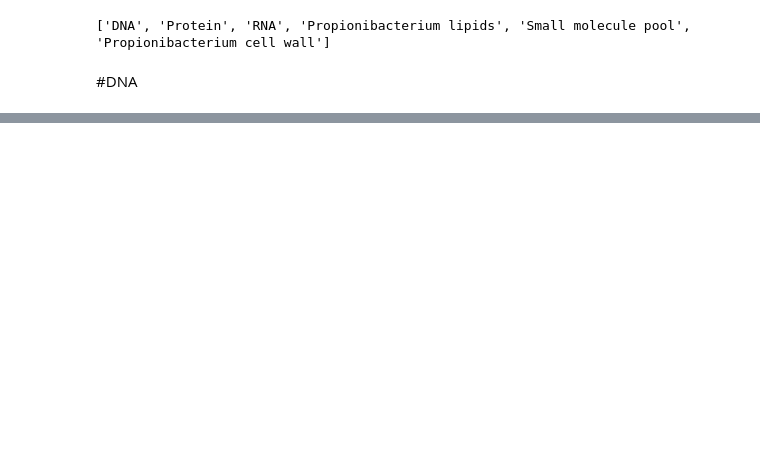
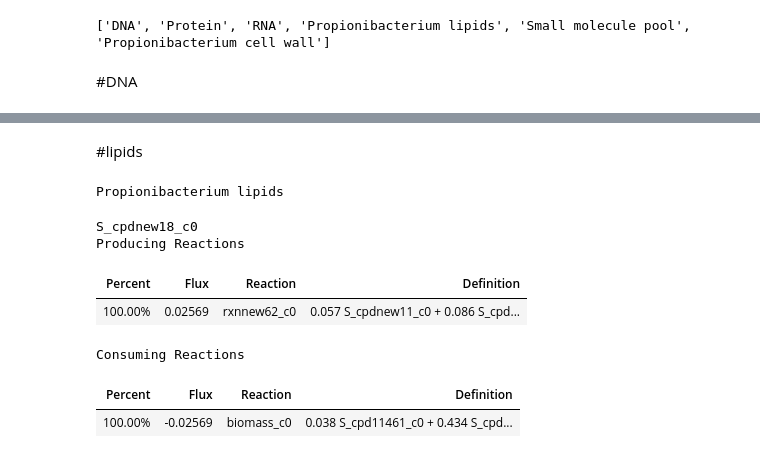
Before and after one commit to llvdrhau/Alquimia_Biorefinery_design_and_optimisation, a Jupyter notebook: colab_scripts/checkObjectiveReaction.ipynb, the cells around one changed output, grey strips where cells are left out. Cells and saved outputs as stored; diff of their text form; code cells hidden in the pictures; blank space fills up the shorter version.

```diff
--- a/colab_scripts/checkObjectiveReaction.ipynb
+++ b/colab_scripts/checkObjectiveReaction.ipynb
@@ -182,3 +210,18 @@ model.reactions.get_by_id('rxnnew67_c0')
 # %%
 # get the eqation to find carbon balance
 0.1712
+# %% [markdown]
+#lipids
+# %%
+met = mets[3]
+print(model.metabolites.get_by_id(met).name)
+model.metabolites.get_by_id(met).summary()
+# %% [output]
+Propionibacterium lipids
+S_cpdnew18_c0
+Producing Reactions
+| Percent | Flux | Reaction | Definition |
+| 100.00% | 0.02569 | rxnnew62_c0 | 0.057 S_cpdnew11_c0 + 0.086 S_cpd... |
+Consuming Reactions
+| Percent | Flux | Reaction | Definition |
+| 100.00% | -0.02569 | biomass_c0 | 0.038 S_cpd11461_c0 + 0.434 S_cpd... |
```
Also changed, not shown: parts of 18 cells of this notebook, 1 other file.
